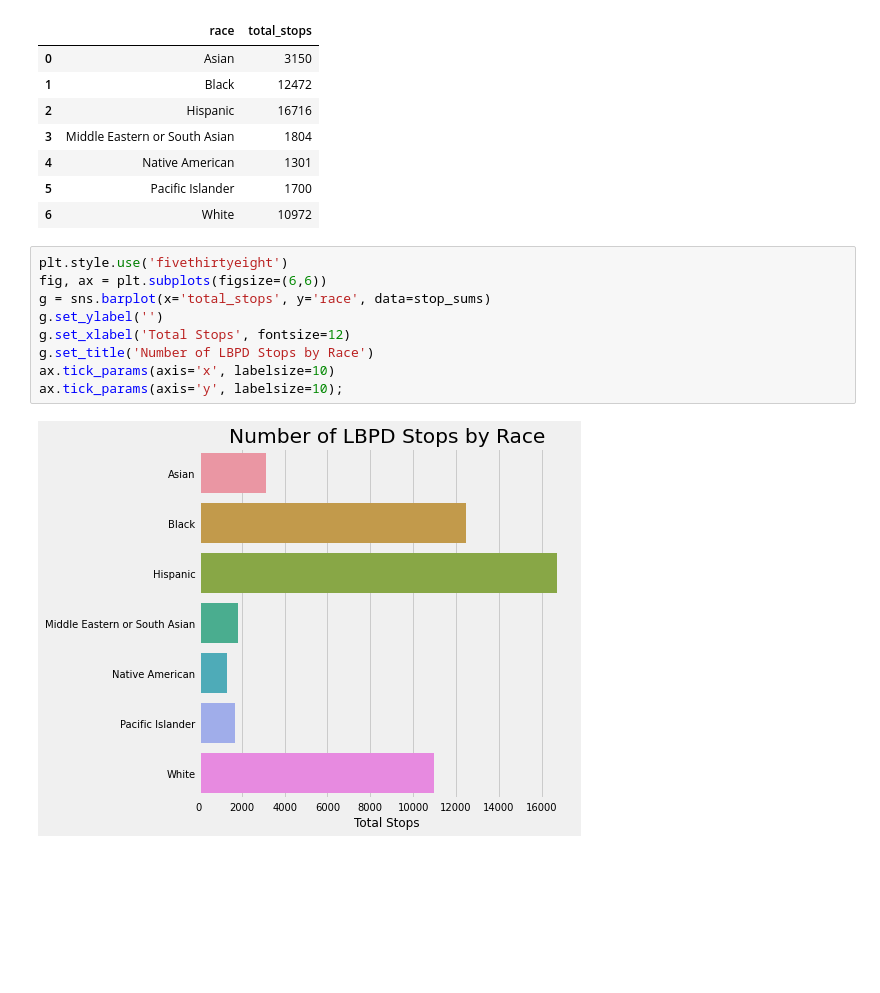
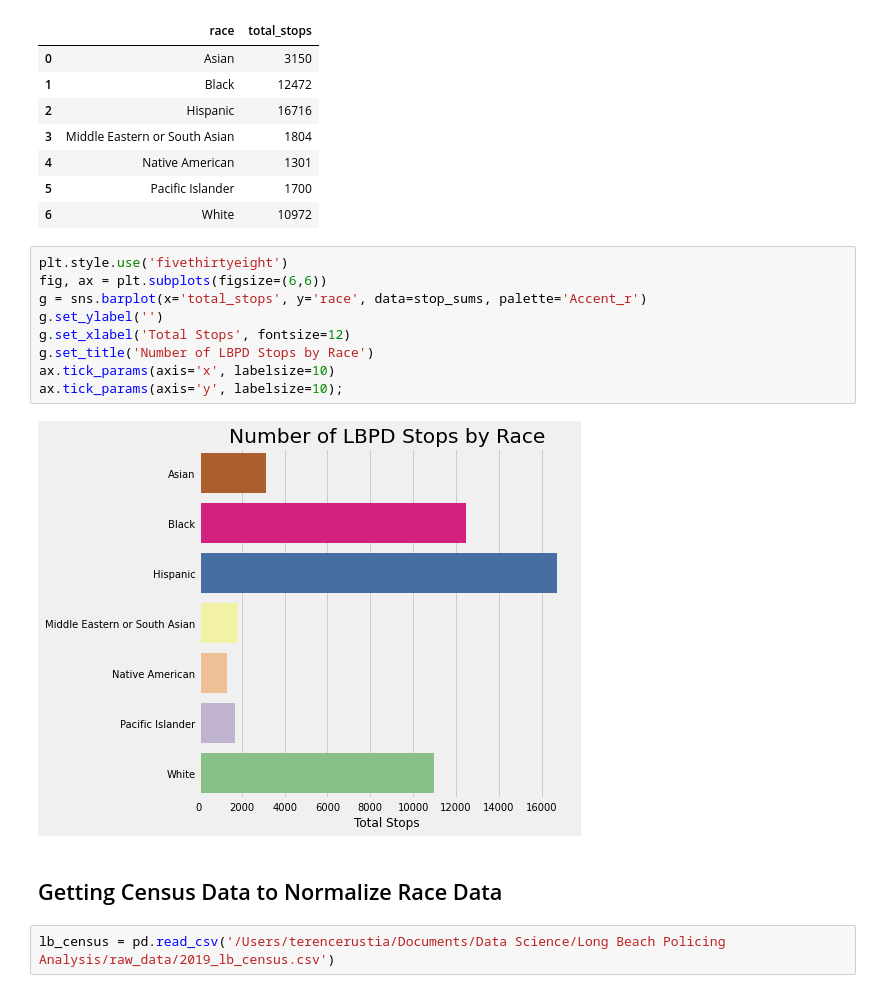
Before and after one commit to tsamba120/Long-Beach-Policing-Analysis, a Jupyter notebook: notebooks/lbpd_eda.ipynb, the cells around one changed output. Drawn from its saved outputs; the diff is of its cells as text; blank space fills up the shorter version.

Commit message:
4/18/21 EDA and Visualizations cont.

```diff
--- a/notebooks/lbpd_eda.ipynb
+++ b/notebooks/lbpd_eda.ipynb
@@ -45,11 +47,15 @@ stop_sums
 # %%
 plt.style.use('fivethirtyeight')
 fig, ax = plt.subplots(figsize=(6,6))
-g = sns.barplot(x='total_stops', y='race', data=stop_sums)
+g = sns.barplot(x='total_stops', y='race', data=stop_sums, palette='Accent_r')
 g.set_ylabel('')
 g.set_xlabel('Total Stops', fontsize=12)
 g.set_title('Number of LBPD Stops by Race')
 ax.tick_params(axis='x', labelsize=10)
 ax.tick_params(axis='y', labelsize=10);
 # %% [output]
-[figure, old version]
+[figure, new version]
+# %% [markdown]
+## Getting Census Data to Normalize Race Data
+# %%
+lb_census = pd.read_csv('/Users/terencerustia/Documents/Data Science/Long Beach Policing Analysis/raw_data/2019_lb_census.csv')
```
Also changed, not shown: parts of 16 cells of this notebook, 1 other file.
